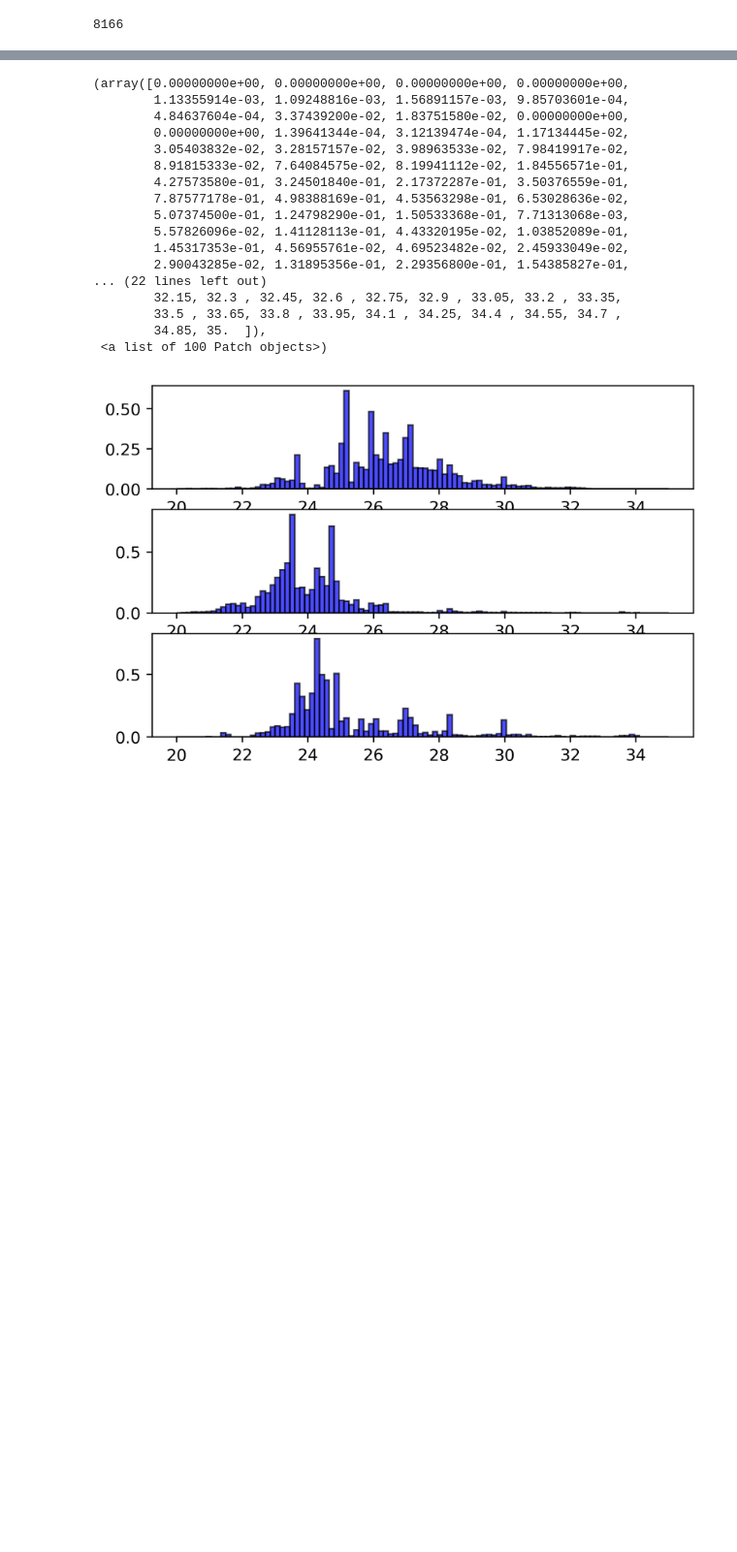
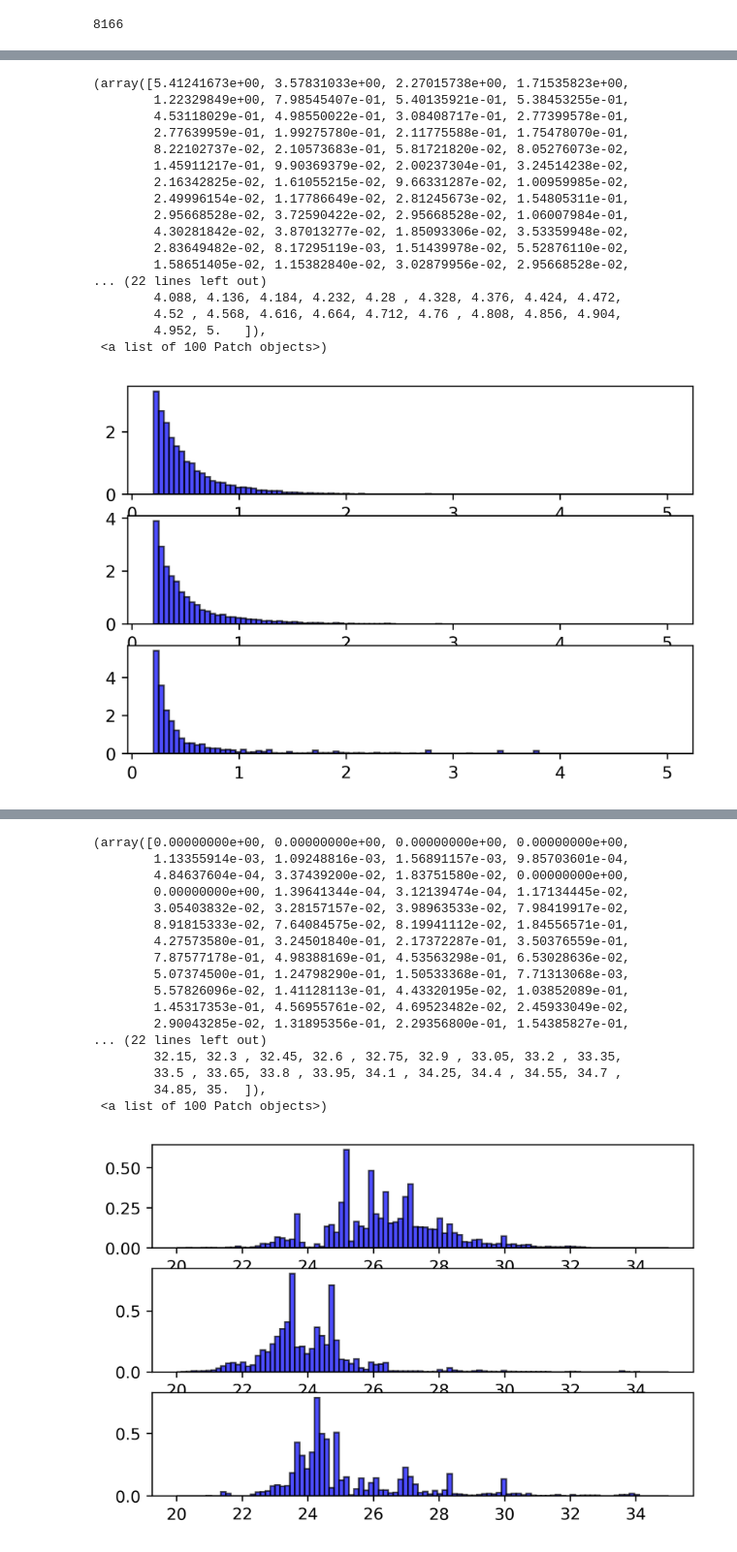
Before and after one commit to DCOLIVERSUN/Smart-ocean-construction, a Jupyter notebook: code/eda.ipynb, the cells around one changed output, grey strips where cells are left out. Shown at 97% size. Saved outputs shown, nothing was run; the diff lists cells and outputs as text; code cells hidden in the pictures; blank space fills up the shorter version.

```diff
--- a/code/eda.ipynb
+++ b/code/eda.ipynb
@@ -77,0 +81,27 @@ train_ci.describe()
+# %%
+fig = plt.figure(dpi=400)
+ax = fig.add_subplot(3,1,1)
+ax.hist(train_wei['lat_lat_mean'], bins=100, range=(0.2,5),normed=1, facecolor="blue", edgecolor="black", alpha=0.7)
+bx = fig.add_subplot(3,1,2)
+bx.hist(train_tuo['lat_lat_mean'], bins=100,range=(0.2,5),normed=1, facecolor="blue", edgecolor="black", alpha=0.7)
+cx = fig.add_subplot(3,1,3)
+cx.hist(train_ci['lat_lat_mean'], bins=100, range=(0.2,5),normed=1, facecolor="blue", edgecolor="black", alpha=0.7)
+# %% [output]
+(array([5.41241673e+00, 3.57831033e+00, 2.27015738e+00, 1.71535823e+00,
+        1.22329849e+00, 7.98545407e-01, 5.40135921e-01, 5.38453255e-01,
+        4.53118029e-01, 4.98550022e-01, 3.08408717e-01, 2.77399578e-01,
+        2.77639959e-01, 1.99275780e-01, 2.11775588e-01, 1.75478070e-01,
+        8.22102737e-02, 2.10573683e-01, 5.81721820e-02, 8.05276073e-02,
+        1.45911217e-01, 9.90369379e-02, 2.00237304e-01, 3.24514238e-02,
+        2.16342825e-02, 1.61055215e-02, 9.66331287e-02, 1.00959985e-02,
+        2.49996154e-02, 1.17786649e-02, 2.81245673e-02, 1.54805311e-01,
+        2.95668528e-02, 3.72590422e-02, 2.95668528e-02, 1.06007984e-01,
+        4.30281842e-02, 3.87013277e-02, 1.85093306e-02, 3.53359948e-02,
+        2.83649482e-02, 8.17295119e-03, 1.51439978e-02, 5.52876110e-02,
+        1.58651405e-02, 1.15382840e-02, 3.02879956e-02, 2.95668528e-02,
+... (22 lines left out)
+        4.088, 4.136, 4.184, 4.232, 4.28 , 4.328, 4.376, 4.424, 4.472,
+        4.52 , 4.568, 4.616, 4.664, 4.712, 4.76 , 4.808, 4.856, 4.904,
+        4.952, 5.   ]),
+ <a list of 100 Patch objects>)
+[figure, added]
```
Also changed, not shown: parts of 8 cells of this notebook.
